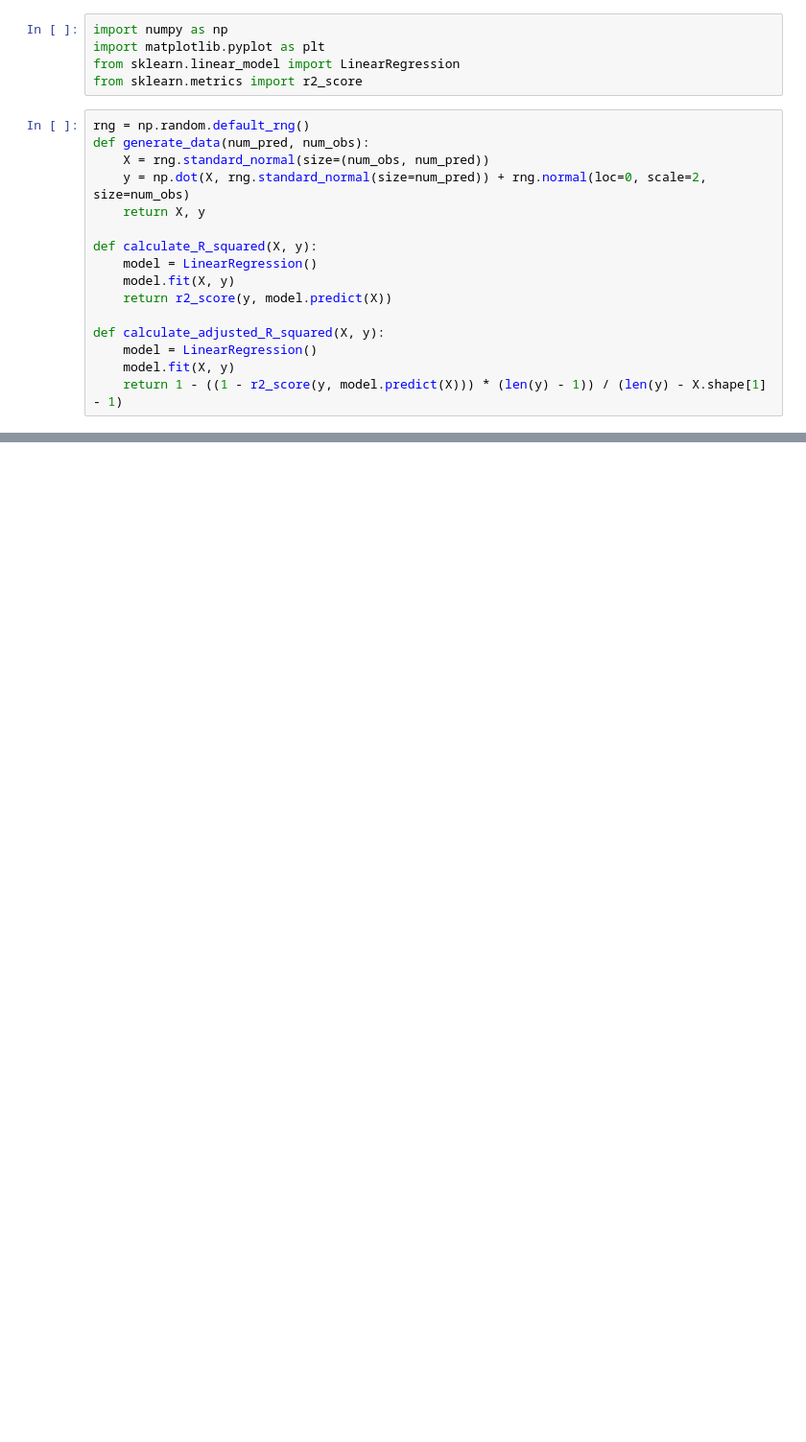
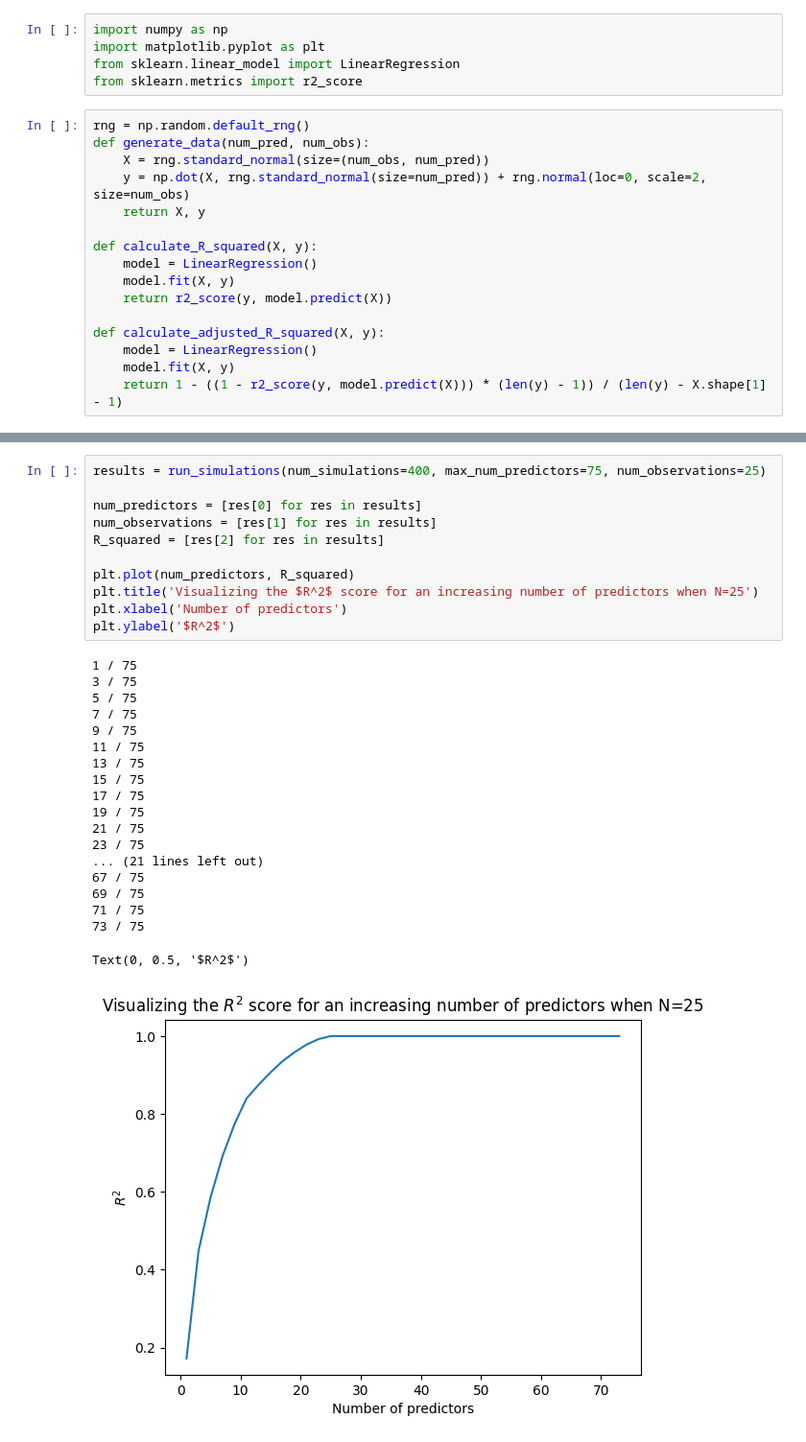
Before and after one commit to TheChickenAgent/ComputationalStatisticsKEN4258, a Jupyter notebook: assignment1.ipynb, the cells around one changed output, grey strips where cells are left out. Shown at 96% size. Drawn from its saved outputs; the diff is of its cells as text; blank space fills up the shorter version.

```diff
--- a/assignment1.ipynb
+++ b/assignment1.ipynb
@@ -40 +83,32 @@ R squared adjusted =  0.10711751259036928
+# %%
+results = run_simulations(num_simulations=400, max_num_predictors=75, num_observations=25)
+
+num_predictors = [res[0] for res in results]
+num_observations = [res[1] for res in results]
+R_squared = [res[2] for res in results]
+
+plt.plot(num_predictors, R_squared)
+plt.title('Visualizing the $R^2$ score for an increasing number of predictors when N=25')
+plt.xlabel('Number of predictors')
+plt.ylabel('$R^2$')
+# %% [output]
+1 / 75
+3 / 75
+5 / 75
+7 / 75
+9 / 75
+11 / 75
+13 / 75
+15 / 75
+17 / 75
+19 / 75
+21 / 75
+23 / 75
+... (21 lines left out)
+67 / 75
+69 / 75
+71 / 75
+73 / 75
+Text(0, 0.5, '$R^2$')
+[figure, added]
 # %%
```
Also changed, not shown: parts of 9 cells of this notebook.
